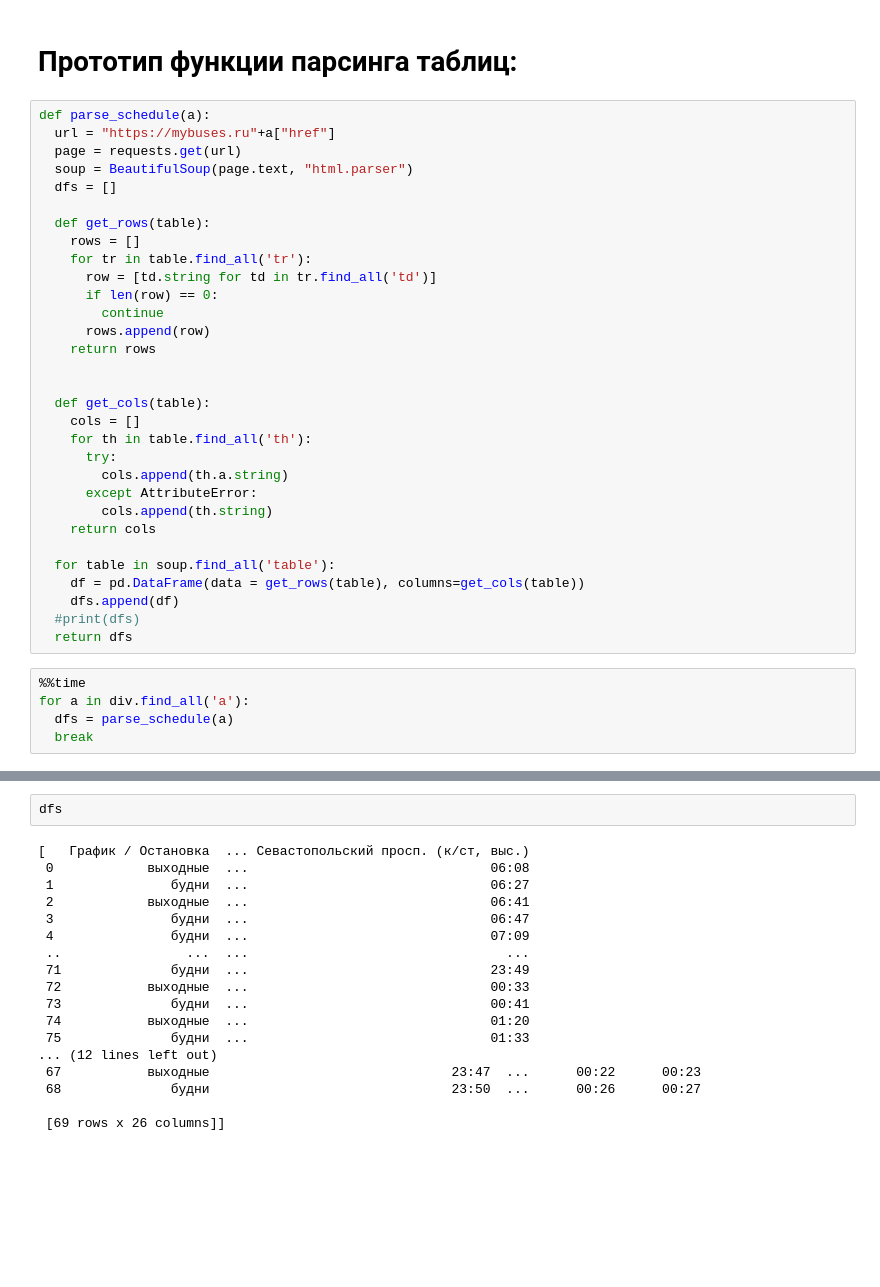
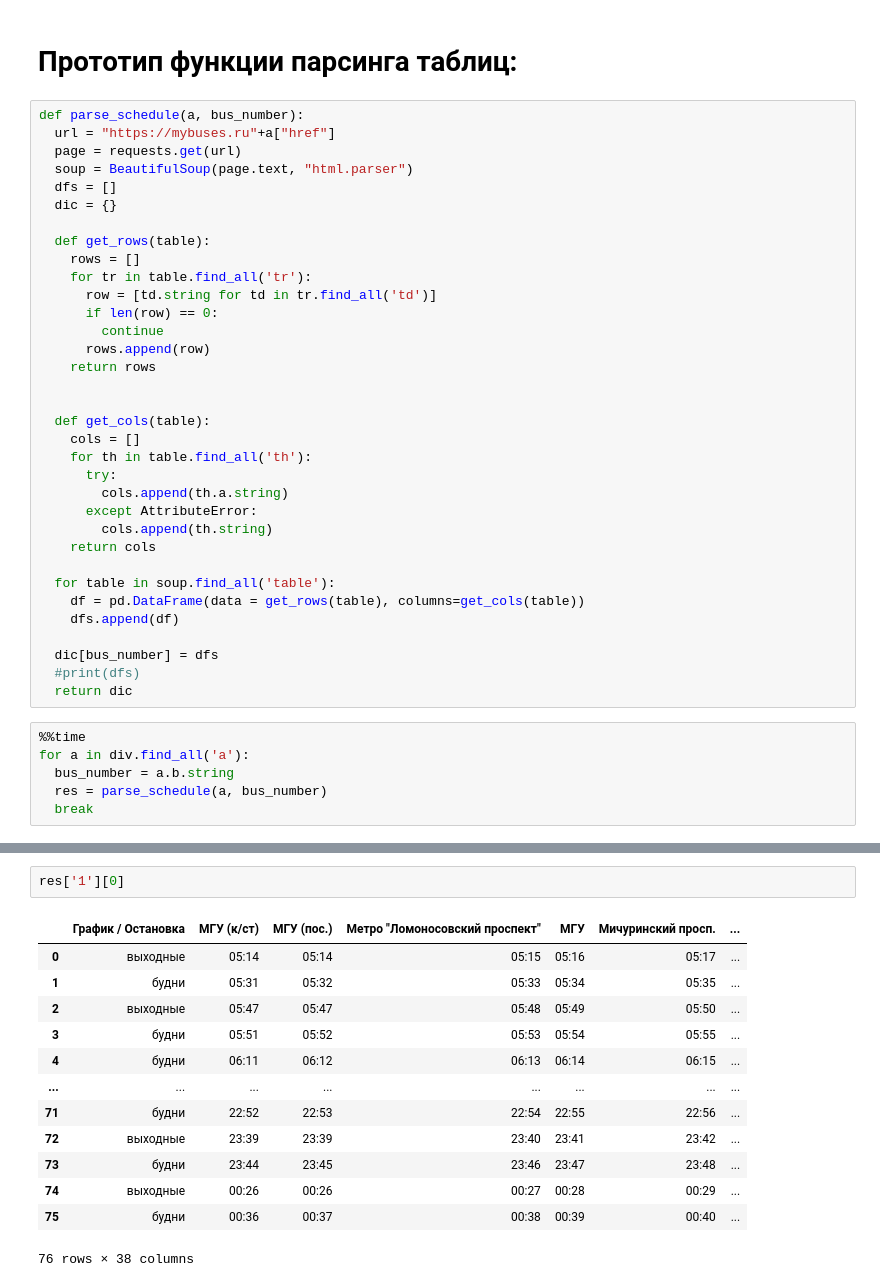
Before and after one commit to LIMWAER/Bus-schedule-API, a Jupyter notebook: Bus_schedule_API.ipynb, the cells around one changed output, grey strips where cells are left out. Drawn from its saved outputs; the diff is of its cells as text; blank space fills up the shorter version.

```diff
--- a/Bus_schedule_API.ipynb
+++ b/Bus_schedule_API.ipynb
@@ -16,11 +16,12 @@ div
 # %% [markdown]
 # Прототип функции парсинга таблиц:
 # %%
-def parse_schedule(a):
+def parse_schedule(a, bus_number):
   url = "https://mybuses.ru"+a["href"]
   page = requests.get(url)
   soup = BeautifulSoup(page.text, "html.parser")
   dfs = []
+  dic = {}
 
   def get_rows(table):
     rows = []
@@ -44,11 +45,14 @@ def parse_schedule(a):
   for table in soup.find_all('table'):
     df = pd.DataFrame(data = get_rows(table), columns=get_cols(table))
     dfs.append(df)
+
+  dic[bus_number] = dfs
   #print(dfs)
-  return dfs
+  return dic
 # %%
 %%time
 for a in div.find_all('a'):
-  dfs = parse_schedule(a)
+  bus_number = a.b.string
+  res = parse_schedule(a, bus_number)
   break
 # %% [output]
@@ -57,20 +61,16 @@ Wall time: 680 ms
-# %%
-dfs
-# %% [output]
-[   График / Остановка  ... Севастопольский просп. (к/ст, выс.)
- 0            выходные  ...                               06:08
- 1               будни  ...                               06:27
- 2            выходные  ...                               06:41
- 3               будни  ...                               06:47
- 4               будни  ...                               07:09
- ..                ...  ...                                 ...
- 71              будни  ...                               23:49
- 72           выходные  ...                               00:33
- 73              будни  ...                               00:41
- 74           выходные  ...                               01:20
- 75              будни  ...                               01:33
-... (12 lines left out)
- 67           выходные                               23:47  ...      00:22      00:23
- 68              будни                               23:50  ...      00:26      00:27
-
- [69 rows x 26 columns]]
+# %%
+res['1'][0]
+# %% [output]
+|  | График / Остановка | МГУ (к/ст) | МГУ (пос.) | Метро "Ломоносовский проспект" | МГУ | Мичуринский просп. | ... |
+| 0 | выходные | 05:14 | 05:14 | 05:15 | 05:16 | 05:17 | ... |
+| 1 | будни | 05:31 | 05:32 | 05:33 | 05:34 | 05:35 | ... |
+| 2 | выходные | 05:47 | 05:47 | 05:48 | 05:49 | 05:50 | ... |
+| 3 | будни | 05:51 | 05:52 | 05:53 | 05:54 | 05:55 | ... |
+| 4 | будни | 06:11 | 06:12 | 06:13 | 06:14 | 06:15 | ... |
+| ... | ... | ... | ... | ... | ... | ... | ... |
+| 71 | будни | 22:52 | 22:53 | 22:54 | 22:55 | 22:56 | ... |
+| 72 | выходные | 23:39 | 23:39 | 23:40 | 23:41 | 23:42 | ... |
+| 73 | будни | 23:44 | 23:45 | 23:46 | 23:47 | 23:48 | ... |
+| 74 | выходные | 00:26 | 00:26 | 00:27 | 00:28 | 00:29 | ... |
+| 75 | будни | 00:36 | 00:37 | 00:38 | 00:39 | 00:40 | ... |
+76 rows × 38 columns
```
Also changed, not shown: parts of 3 cells of this notebook.
